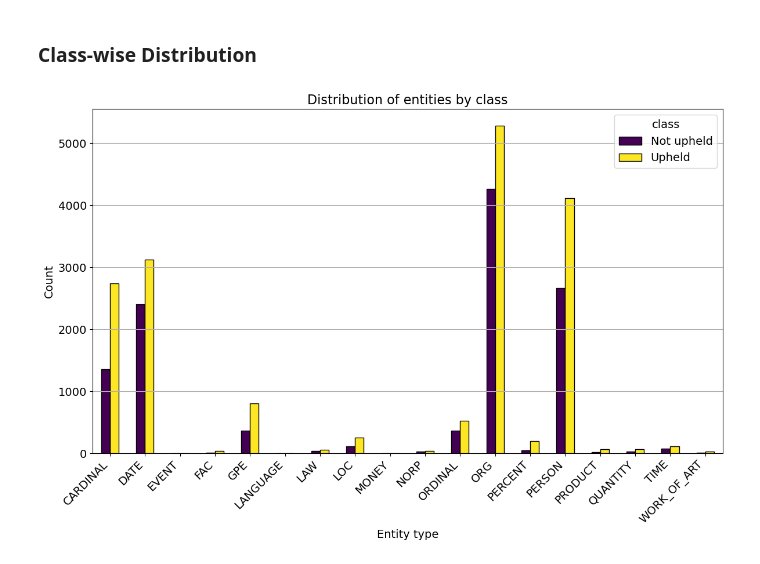
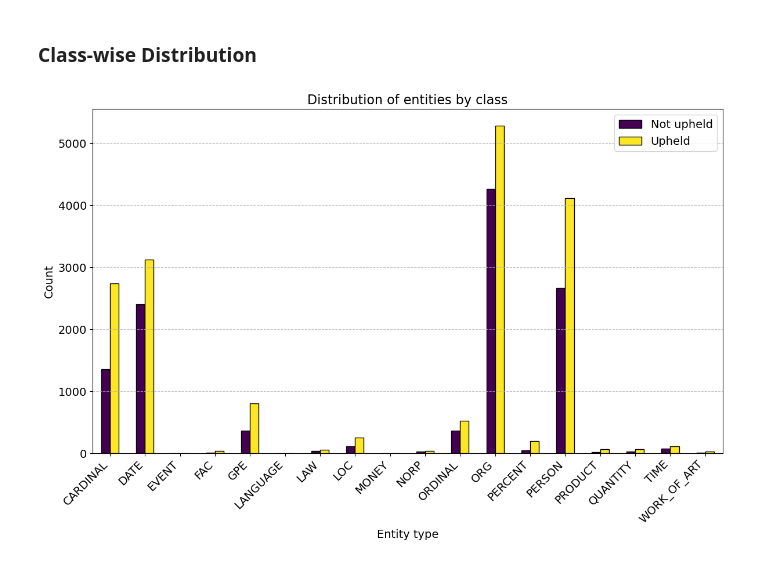
Before and after one commit to LeleVibrato/sb-code, a Jupyter notebook: eda_subset.ipynb, the cells around one changed output. Drawn from its saved outputs; the diff is of its cells as text; code cells hidden in the pictures.

```diff
--- a/eda_subset.ipynb
+++ b/eda_subset.ipynb
@@ -178,40 +177,39 @@ print(nlp.get_pipe('ner').labels)
 # %% [markdown]
 ### Class-wise Distribution
 # %%
-
 def extract_entities_with_labels(docs, labels):
     entities_with_labels = []
     for doc, label in zip(docs, labels):
         entities_with_labels.extend([(ent.text, ent.label_, label) for ent in doc.ents])
     return entities_with_labels
 
-# Assuming `train_labels_backup` contains the labels for the training documents
 entities_with_labels = extract_entities_with_labels(train_docs_backup, train_labels)
 entities_with_labels_df = pd.DataFrame(entities_with_labels, columns=['Entity', 'Type', 'Class'])
 
-# Compare entity counts between classes
+# compare entity counts between classes
 class_entity_counts = entities_with_labels_df.groupby(['Class', 'Type']).size().unstack(fill_value=0)
+
 # function to plot entity distribution by class
 def plot_entity_distribution_by_class(class_entity_counts):
-    ax = class_entity_counts.T.plot(kind='bar', stacked=False, figsize=(12, 8), colormap='viridis', edgecolor='black')
+    ax = class_entity_counts.T.plot(kind='bar', stacked=False, figsize=(12, 8),colormap='viridis', edgecolor='black' )
 
     plt.xlabel('Entity type', fontsize=14)
     plt.ylabel('Count', fontsize=14)
     plt.title('Distribution of entities by class', fontsize=16)
     plt.xticks(rotation=45, ha='right', fontsize=14)
     plt.yticks(fontsize=14)
     plt.legend(title='class', fontsize=14, title_fontsize='14', loc='upper right')
-    ax.legend(['Not upheld', 'Upheld'], title='class', fontsize=14, title_fontsize='14', loc='upper right')
-    plt.grid(axis='y')
+    ax.legend(['Not upheld', 'Upheld'], fontsize=14, title_fontsize='14', loc='upper right')
 
+    plt.grid(axis='y', linestyle='--', alpha=0.7)
     plt.tight_layout()
 
     # save the plot
     if not os.path.exists('plots'):
         os.makedirs('plots')
     plt.savefig('plots/eda-entity-distribution.png', dpi=300, bbox_inches='tight')
     plt.show()
 
 plot_entity_distribution_by_class(class_entity_counts)
 # %% [output]
-[figure, old version]
+[figure, new version]
```
Also changed, not shown: parts of 7 cells of this notebook, 14 other files.
